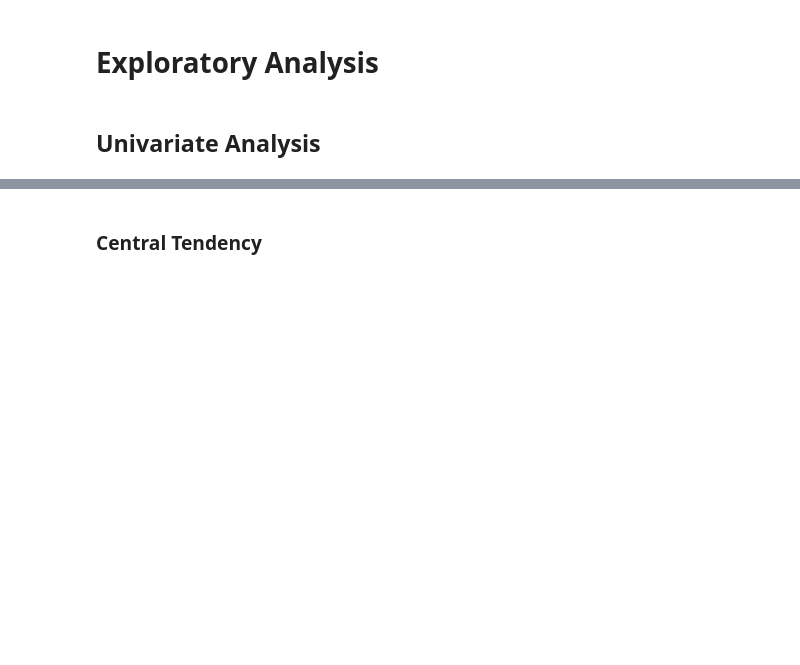
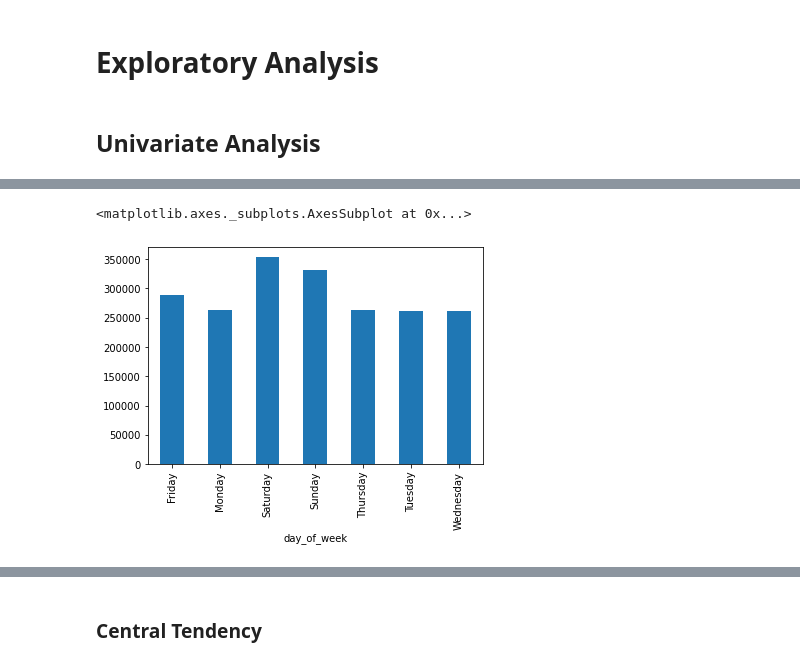
Before and after one commit to JeromeMberia/Autolib_electric_car_sharing_service_company, a Jupyter notebook: Autolib_electric_car_sharing_service_company.ipynb, the cells around one changed output, grey strips where cells are left out. Saved outputs shown, nothing was run; the diff lists cells and outputs as text; code cells hidden in the pictures; blank space fills up the shorter version.

```diff
--- a/Autolib_electric_car_sharing_service_company.ipynb
+++ b/Autolib_electric_car_sharing_service_company.ipynb
@@ -287 +250,6 @@ Index(['country', 'year', 'uniqueid', 'has_a_bank_account', 'location_type',
       dtype='object')
+# %%
+df['blue_cars_taken_sum'].groupby(df['day_of_week']).sum().plot(kind="bar")
+# %% [output]
+<matplotlib.axes._subplots.AxesSubplot at 0x...>
+[figure, added]
```
Also changed, not shown: parts of 62 cells of this notebook.
